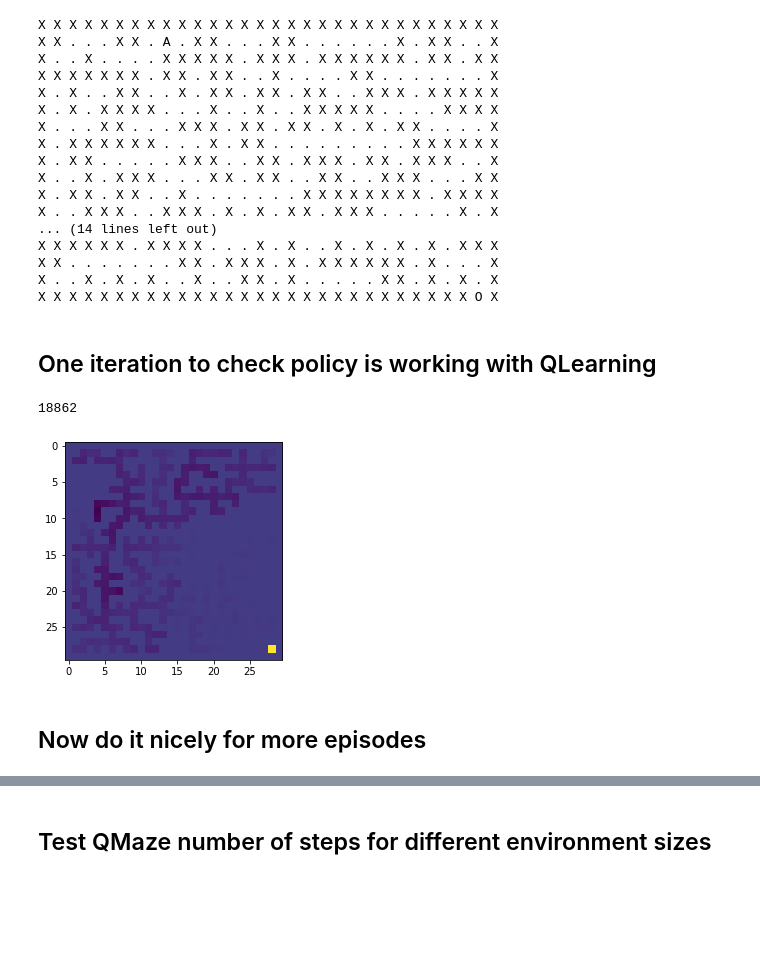
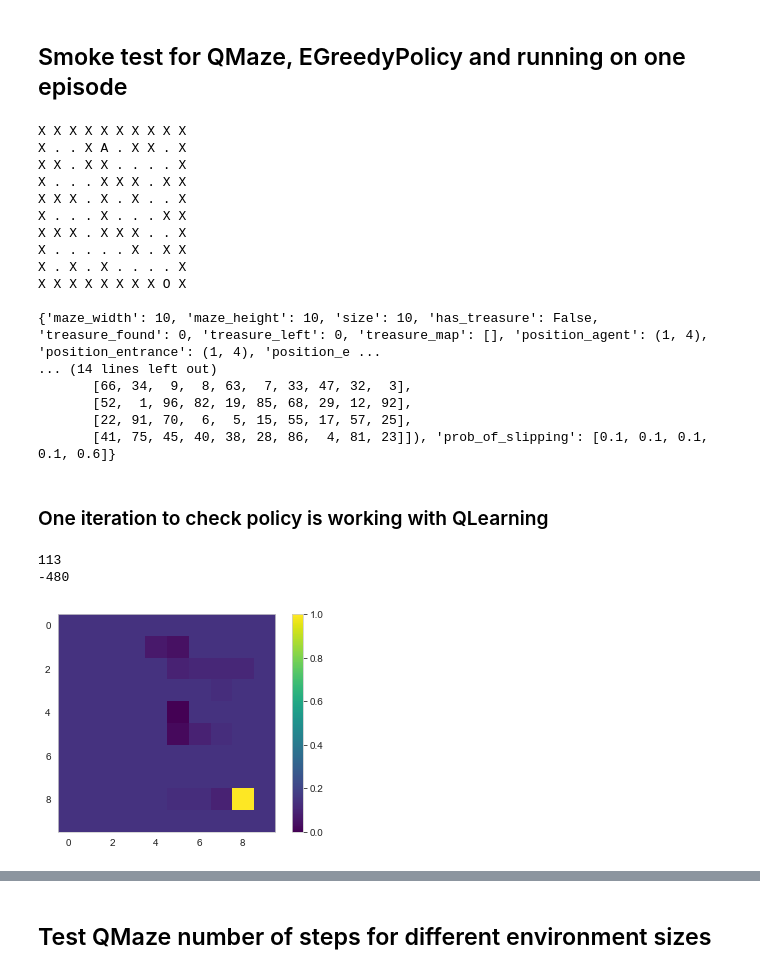
Before and after one commit to feiphoon/inm707-task2, a Jupyter notebook: src/maze/qlearning_exp_runner.ipynb, the cells around one changed output, grey strips where cells are left out. Drawn from its saved outputs; the diff is of its cells as text; code cells hidden in the pictures; blank space fills up the shorter version.

```diff
--- a/src/maze/qlearning_exp_runner.ipynb
+++ b/src/maze/qlearning_exp_runner.ipynb
@@ -4,17 +6,14 @@
 %%capture
 !pip install tqdm
 # %%
+from IPython.display import clear_output
 import matplotlib.pyplot as plt
 %matplotlib inline
 import seaborn as sns
+sns.set_style("whitegrid")
 
 from tqdm import tqdm
 import numpy as np
 import pandas as pd
-from collections import namedtuple
-
-from q_maze import QMaze, Action
-from e_greedy_policy import EGreedyPolicy
-from qlearning import QLearning
 
 from typing import Tuple
@@ -23,5 +26,7 @@ from typing import Tuple
+# %% [markdown]
+## Smoke test for QMaze, EGreedyPolicy and running on one episode
 # %%
-qm = QMaze(30)
+qm = QMaze(10)
 # Reminder that QMaze.reset only returns agent state now.
 # Be careful to capture the state when resetting, because the
 # Agent/entrance will move!
@@ -29,57 +34,55 @@ state = qm.reset()
 eg_policy = EGreedyPolicy(epsilon=0.5, decay=0.9)
 ql = QLearning(policy=eg_policy, environment=qm, gamma=0.9, alpha=0.01)
 # %%
-qm.display()
+qm.display(debug=True)
 # %% [output]
-X X X X X X X X X X X X X X X X X X X X X X X X X X X X X X
-X X . . . X X . A . X X . . . X X . . . . . . X . X X . . X
-X . . X . . . . X X X X X . X X X . X X X X X X . X X . X X
-X X X X X X X . X X . X X . . X . . . . X X . . . . . . . X
-X . X . . X X . . X . X X . X X . X X . . X X X . X X X X X
-X . X . X X X X . . . X . . X . . X X X X X . . . . X X X X
-X . . . X X . . . X X X . X X . X X . X . X . X X . . . . X
-X . X X X X X X . . . X . X X . . . . . . . . . X X X X X X
-X . X X . . . . . X X X . . X X . X X X . X X . X X X . . X
-X . . X . X X X . . . X X . X X . . X X . . X X X . . . X X
-X . X X . X X . . X . . . . . . . X X X X X X X X . X X X X
-X . . X X X . . X X X . X . X . X X . X X X . . . . . X . X
+X X X X X X X X X X
+X . . X A . X X . X
+X X . X X . . . . X
+X . . . X X X . X X
+X X X . X . X . . X
+X . . . X . . . X X
+X X X . X X X . . X
+X . . . . . X . X X
+X . X . X . . . . X
+X X X X X X X X O X
+
+{'maze_width': 10, 'maze_height': 10, 'size': 10, 'has_treasure': False, 'treasure_found': 0, 'treasure_left': 0, 'treasure_map': [], 'position_agent': (1, 4), 'position_entrance': (1, 4), 'position_e ...
 ... (14 lines left out)
-X X X X X X . X X X X . . . X . X . . X . X . X . X . X X X
-X X . . . . . . . X X . X X X . X . X X X X X X . X . . . X
-X . . X . X . X . . X . . X X . X . . . . . X X . X . X . X
-X X X X X X X X X X X X X X X X X X X X X X X X X X X X O X
+       [66, 34,  9,  8, 63,  7, 33, 47, 32,  3],
+       [52,  1, 96, 82, 19, 85, 68, 29, 12, 92],
+       [22, 91, 70,  6,  5, 15, 55, 17, 57, 25],
+       [41, 75, 45, 40, 38, 28, 86,  4, 81, 23]]), 'prob_of_slipping': [0.1, 0.1, 0.1, 0.1, 0.6]}
 # %% [markdown]
-## One iteration to check policy is working with QLearning
+### One iteration to check policy is working with QLearning
 # %%
 done = False
 total_reward = 0
 
 while not done:
-    action = eg_policy(state, ql.q_value_store)
-    next_state, reward, done = qm.step(action)
-
-    next_action = eg_policy(next_state, ql.q_value_store)
-
-    action_index = action.value.index
+    next_action = eg_policy(state, ql.q_value_store)
+    next_state, reward, done = qm.step(next_action)
+    next_action_index = next_action.value.index
 
     ql.update_q_values(
         current_state=state,
-        next_action=action_index,
+        next_action=next_action_index,
         next_reward=reward,
         next_state=next_state
     )
 
     eg_policy.update_epsilon()
     state = next_state
     total_reward += reward
 
 print(qm.turns_elapsed)
+print(total_reward)
 vals = ql.display_q_values()
-plt.imshow((vals - vals.min())/(vals.max() - vals.min()))
+plt.imshow((vals - vals.min())/(vals.max() - vals.min()), cmap="viridis")
 plt.colorbar()
-plt.show()
+plt.grid(False)
+plt.show();
 # %% [output]
-18862
+113
+-480
-[figure, old version]
+[figure, new version]
-# %% [markdown]
-## Now do it nicely for more episodes
```
Also changed, not shown: parts of 15 cells of this notebook.
